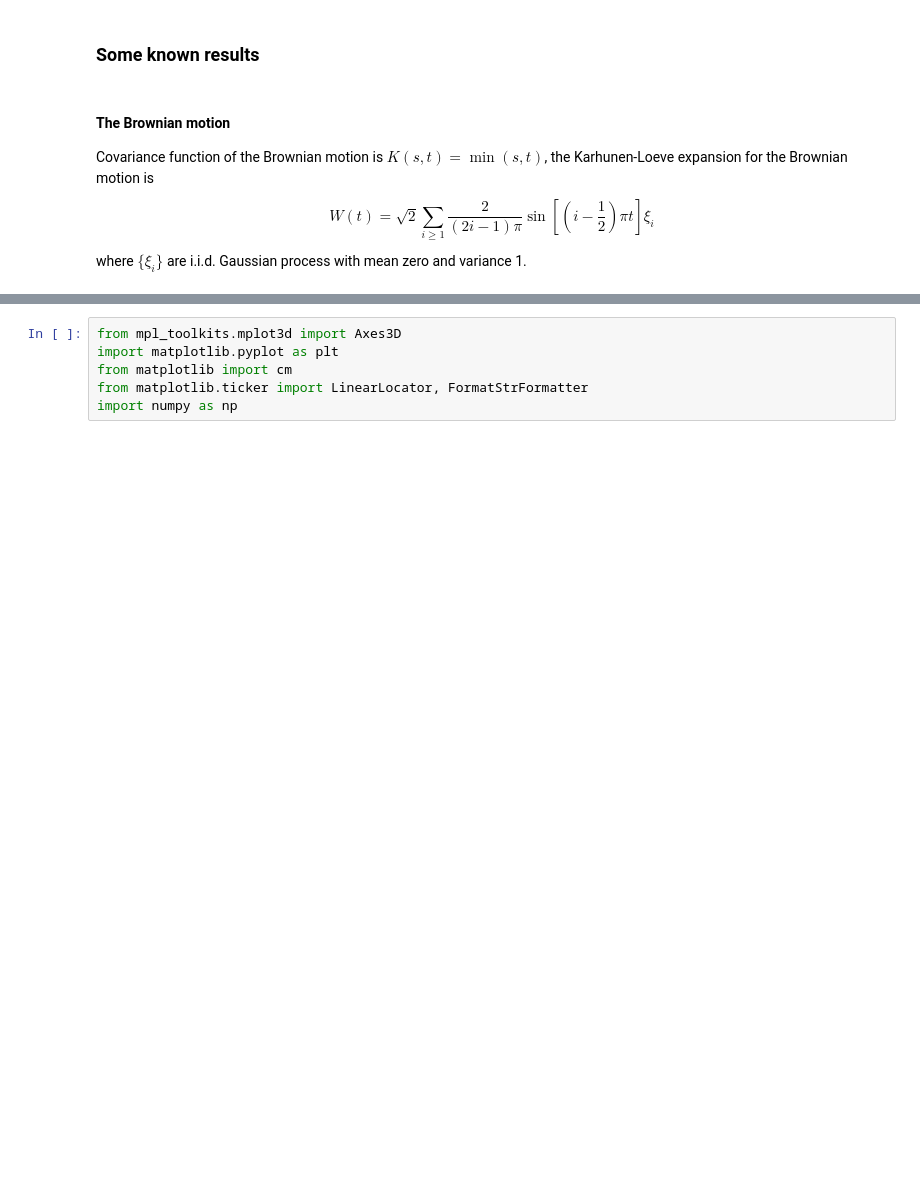
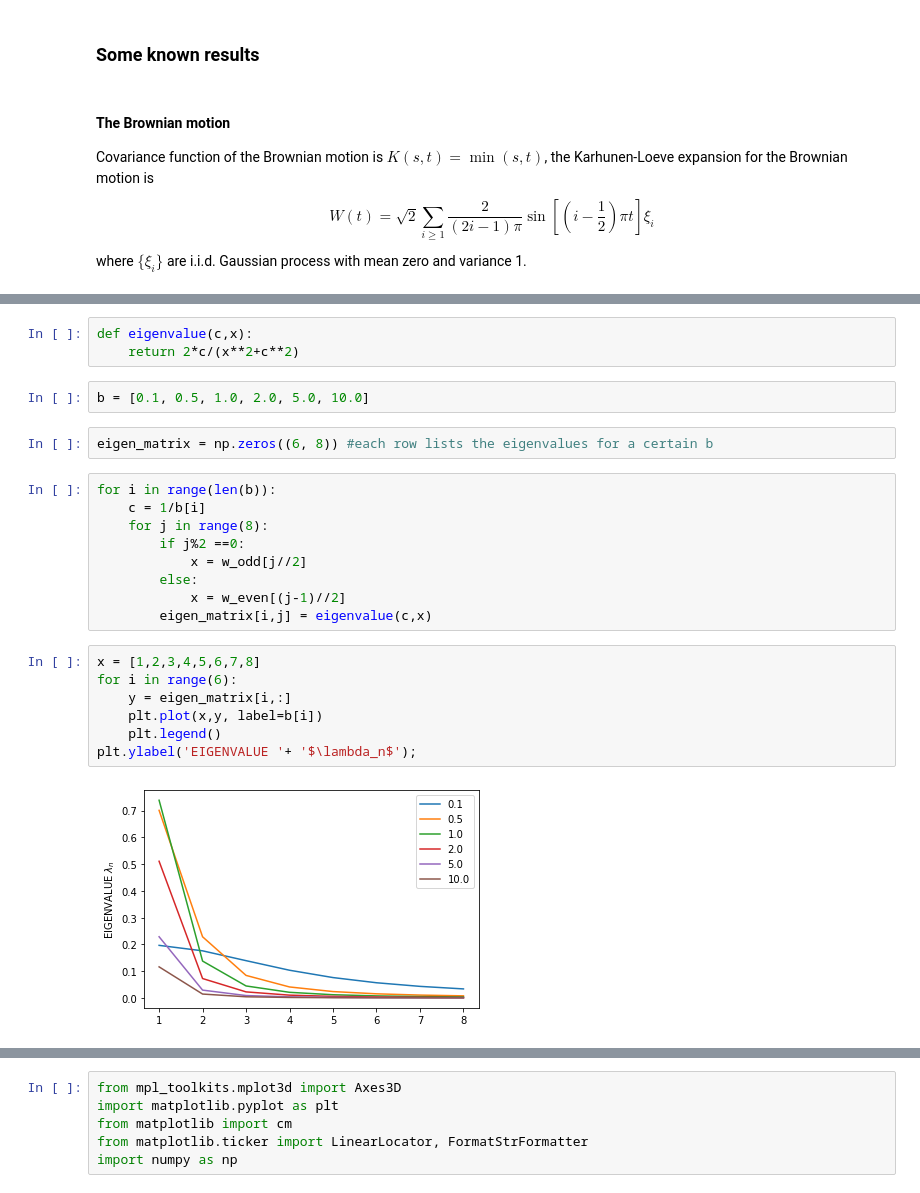
Before and after one commit to User-zwj/Karhunen-Loeve, a Jupyter notebook: Group Meeting.ipynb, the cells around one changed output, grey strips where cells are left out. Cells and saved outputs as stored; diff of their text form; blank space fills up the shorter version.

```diff
--- a/Group Meeting.ipynb
+++ b/Group Meeting.ipynb
@@ -202,0 +242,25 @@ where $\{\xi_i\}$ are i.i.d. Gaussian process with mean zero and variance 1.
+# %%
+def eigenvalue(c,x):
+    return 2*c/(x**2+c**2)
+# %%
+b = [0.1, 0.5, 1.0, 2.0, 5.0, 10.0]
+# %%
+eigen_matrix = np.zeros((6, 8)) #each row lists the eigenvalues for a certain b
+# %%
+for i in range(len(b)):
+    c = 1/b[i]
+    for j in range(8):
+        if j%2 ==0:
+            x = w_odd[j//2]
+        else:
+            x = w_even[(j-1)//2]
+        eigen_matrix[i,j] = eigenvalue(c,x)
+# %%
+x = [1,2,3,4,5,6,7,8]
+for i in range(6):
+    y = eigen_matrix[i,:]
+    plt.plot(x,y, label=b[i])
+    plt.legend()
+plt.ylabel('EIGENVALUE '+ '$\lambda_n$');
+# %% [output]
+[figure, added]
```
Also changed, not shown: parts of 13 cells of this notebook.
